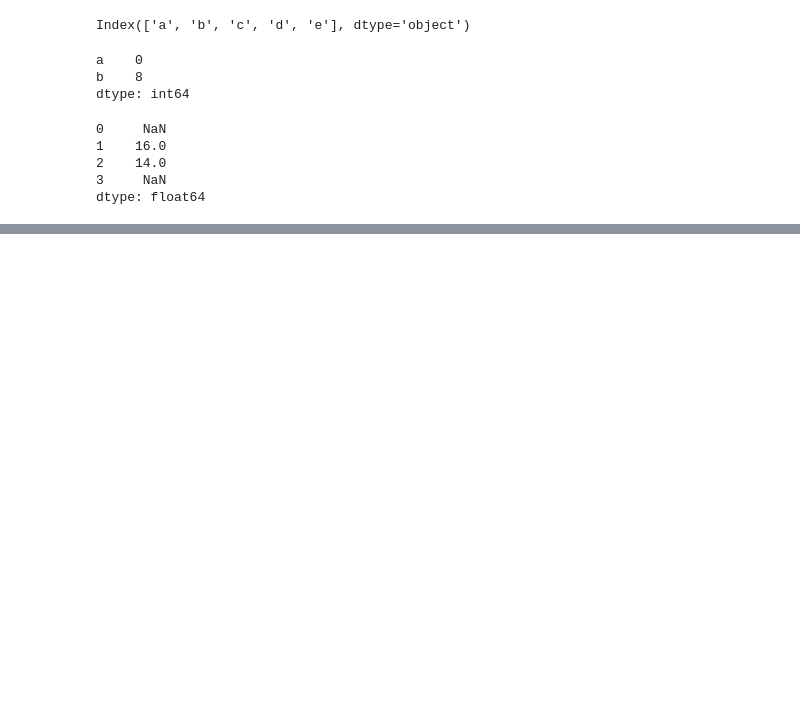
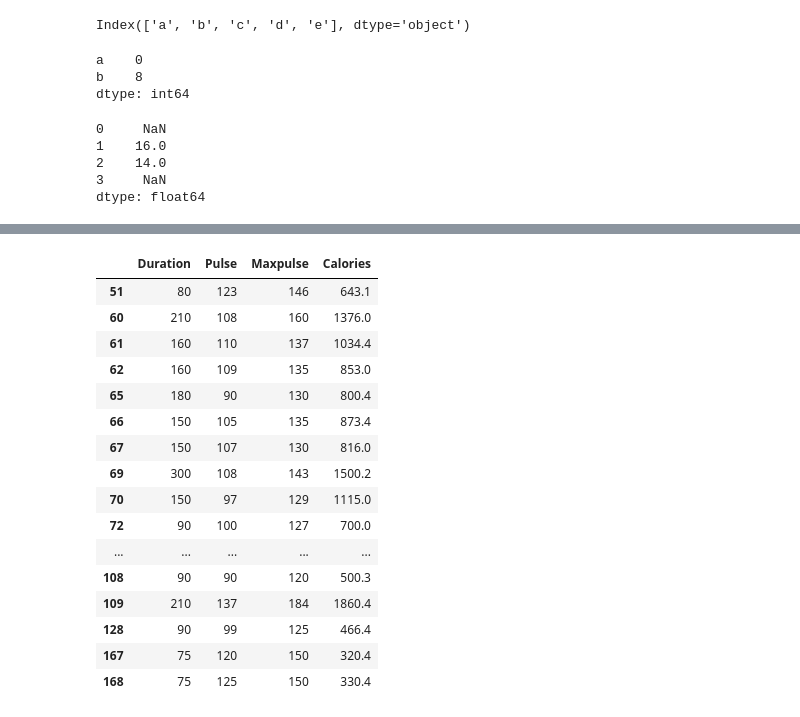
Before and after one commit to azaz9026/Pandas, a Jupyter notebook: pasda.ipynb, the cells around one changed output, grey strips where cells are left out. Drawn from its saved outputs; the diff is of its cells as text; code cells hidden in the pictures; blank space fills up the shorter version.

```diff
--- a/pasda.ipynb
+++ b/pasda.ipynb
@@ -85,0 +144,6 @@ dtype: float64
+# %%
+data = pd.read_csv("data2.csv")
+
+df = pd.DataFrame(data)
+
+df
@@ -85,0 +179,21 @@ dtype: float64
+# %%
+
+df[df['Duration'] > 60]
+# %% [output]
+|  | Duration | Pulse | Maxpulse | Calories |
+| 51 | 80 | 123 | 146 | 643.1 |
+| 60 | 210 | 108 | 160 | 1376.0 |
+| 61 | 160 | 110 | 137 | 1034.4 |
+| 62 | 160 | 109 | 135 | 853.0 |
+| 65 | 180 | 90 | 130 | 800.4 |
+| 66 | 150 | 105 | 135 | 873.4 |
+| 67 | 150 | 107 | 130 | 816.0 |
+| 69 | 300 | 108 | 143 | 1500.2 |
+| 70 | 150 | 97 | 129 | 1115.0 |
+| 72 | 90 | 100 | 127 | 700.0 |
+| ... | ... | ... | ... | ... |
+| 108 | 90 | 90 | 120 | 500.3 |
+| 109 | 210 | 137 | 184 | 1860.4 |
+| 128 | 90 | 99 | 125 | 466.4 |
+| 167 | 75 | 120 | 150 | 320.4 |
+| 168 | 75 | 125 | 150 | 330.4 |
```
Also changed, not shown: parts of 25 cells of this notebook.
